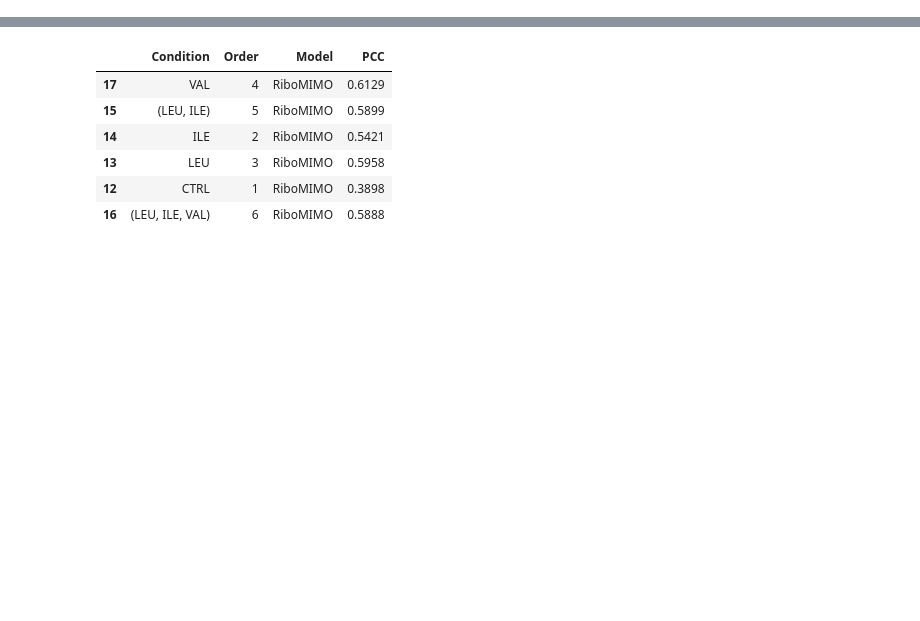
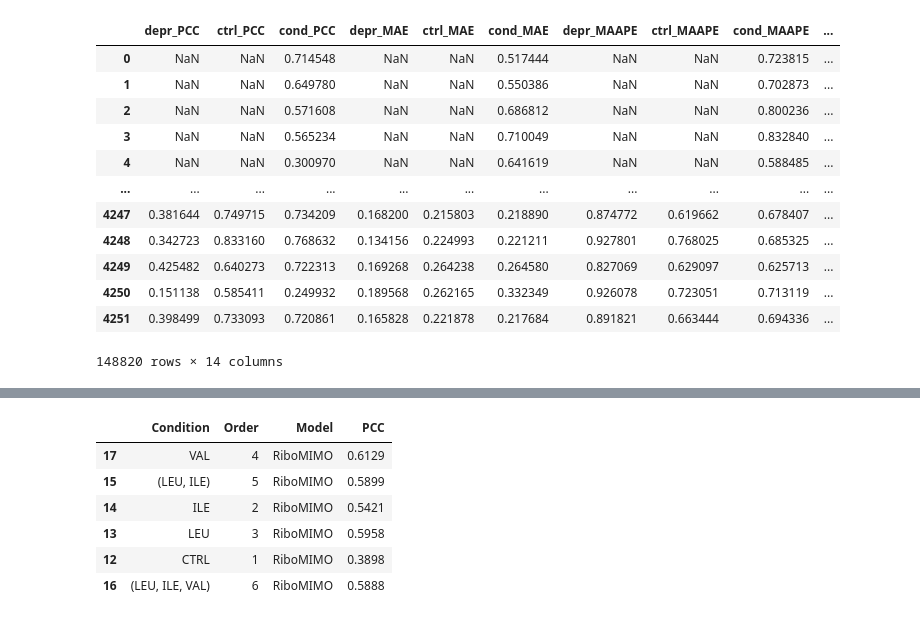
Before and after one commit to vam-sin/riboclette, a Jupyter notebook: downstream_analysis/performance.ipynb, the cells around one changed output, grey strips where cells are left out. Cells and saved outputs as stored; diff of their text form; code cells hidden in the pictures; blank space fills up the shorter version.

Commit message:
Updated performance notebook

```diff
--- a/downstream_analysis/performance.ipynb
+++ b/downstream_analysis/performance.ipynb
@@ -11,0 +78,21 @@ import re
+# %%
+class PCC(Metric):
+    def compute(self, y_true, y_pred):
+        evaluator = RegressionMetric(y_true, y_pred)
+        return evaluator.pearson_correlation_coefficient()
+
+class MAE(Metric):
+    def compute(self, y_true, y_pred):
+        evaluator = RegressionMetric(y_true, y_pred)
+        return evaluator.mean_absolute_error()
+
+class MAAPE(Metric):
+    def compute(self, y_true, y_pred, eps=1e-10):
+        evaluator = RegressionMetric(y_true+eps, y_pred)
+        return evaluator.mean_arctangent_absolute_percentage_error()
+# %%
+metric_to_func = dict(
+    PCC=PCC(),
+    MAE=MAE(),
+    MAAPE=MAAPE()
+)
@@ -11,0 +157,31 @@ import re
+# %%
+from itertools import product
+
+data=pd.concat([
+    compute_performance_metrics(os.path.join(DATA_PATH, f'{fname}_S{seed}.h5'), abbr, is_dh, seed)
+    for (_, (fname, _, abbr, is_dh, _)), seed in tqdm(list(product(MODELS_PROP.iterrows(), [1,2,3,4,42])))
+])
+# %%
+data = data.replace({
+    'condition': {
+        'VAL': 'VAL (V)',
+        'ILE': 'ILE (I)',
+        'LEU': 'LEU (L)',
+        'LEU_ILE': '(L, I)',
+        'LEU_ILE_VAL': '(L, I, V)'}})
+# %%
+data
+# %% [output]
+|  | depr_PCC | ctrl_PCC | cond_PCC | depr_MAE | ctrl_MAE | cond_MAE | depr_MAAPE | ctrl_MAAPE | cond_MAAPE | ... |
+| 0 | NaN | NaN | 0.714548 | NaN | NaN | 0.517444 | NaN | NaN | 0.723815 | ... |
+| 1 | NaN | NaN | 0.649780 | NaN | NaN | 0.550386 | NaN | NaN | 0.702873 | ... |
+| 2 | NaN | NaN | 0.571608 | NaN | NaN | 0.686812 | NaN | NaN | 0.800236 | ... |
+| 3 | NaN | NaN | 0.565234 | NaN | NaN | 0.710049 | NaN | NaN | 0.832840 | ... |
+| 4 | NaN | NaN | 0.300970 | NaN | NaN | 0.641619 | NaN | NaN | 0.588485 | ... |
+| ... | ... | ... | ... | ... | ... | ... | ... | ... | ... | ... |
+| 4247 | 0.381644 | 0.749715 | 0.734209 | 0.168200 | 0.215803 | 0.218890 | 0.874772 | 0.619662 | 0.678407 | ... |
+| 4248 | 0.342723 | 0.833160 | 0.768632 | 0.134156 | 0.224993 | 0.221211 | 0.927801 | 0.768025 | 0.685325 | ... |
+| 4249 | 0.425482 | 0.640273 | 0.722313 | 0.169268 | 0.264238 | 0.264580 | 0.827069 | 0.629097 | 0.625713 | ... |
+| 4250 | 0.151138 | 0.585411 | 0.249932 | 0.189568 | 0.262165 | 0.332349 | 0.926078 | 0.723051 | 0.713119 | ... |
+| 4251 | 0.398499 | 0.733093 | 0.720861 | 0.165828 | 0.221878 | 0.217684 | 0.891821 | 0.663444 | 0.694336 | ... |
+148820 rows × 14 columns
```
Also changed, not shown: parts of 15 cells of this notebook.
